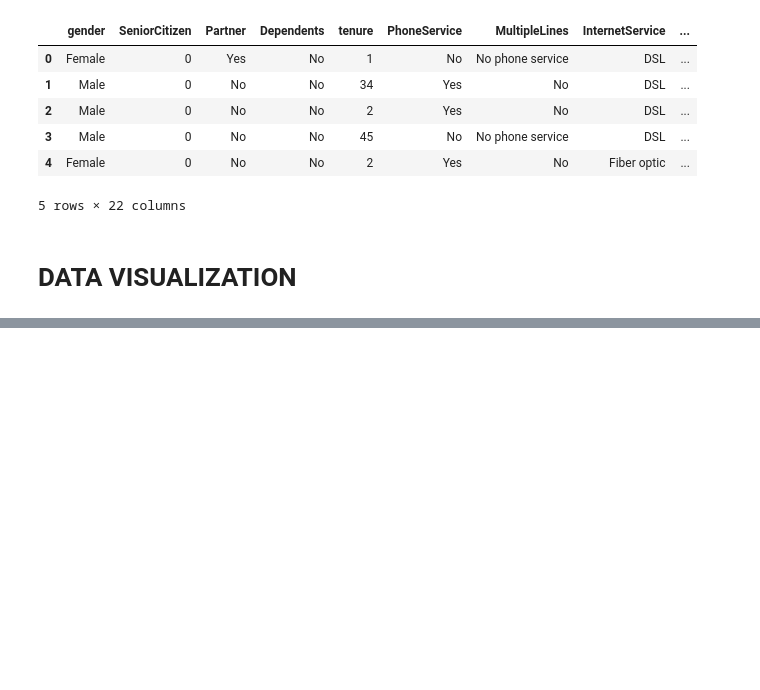
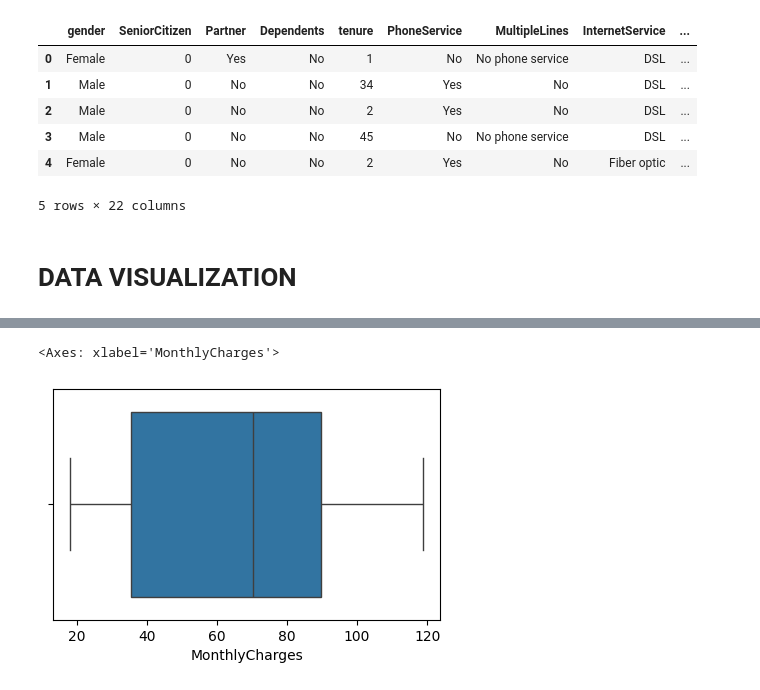
Before and after one commit to neelakandanoj/100DaysofCode, a Jupyter notebook: Pandas/Day2.ipynb, the cells around one changed output, grey strips where cells are left out. Drawn from its saved outputs; the diff is of its cells as text; code cells hidden in the pictures; blank space fills up the shorter version.

```diff
--- a/Pandas/Day2.ipynb
+++ b/Pandas/Day2.ipynb
@@ -283,0 +300,6 @@ import seaborn as sns
+# %%
+plt.figure(figsize=(5,3))
+sns.boxplot(x=df['MonthlyCharges'])
+# %% [output]
+<Axes: xlabel='MonthlyCharges'>
+[figure, added]
```
Also changed, not shown: parts of 11 cells of this notebook.
